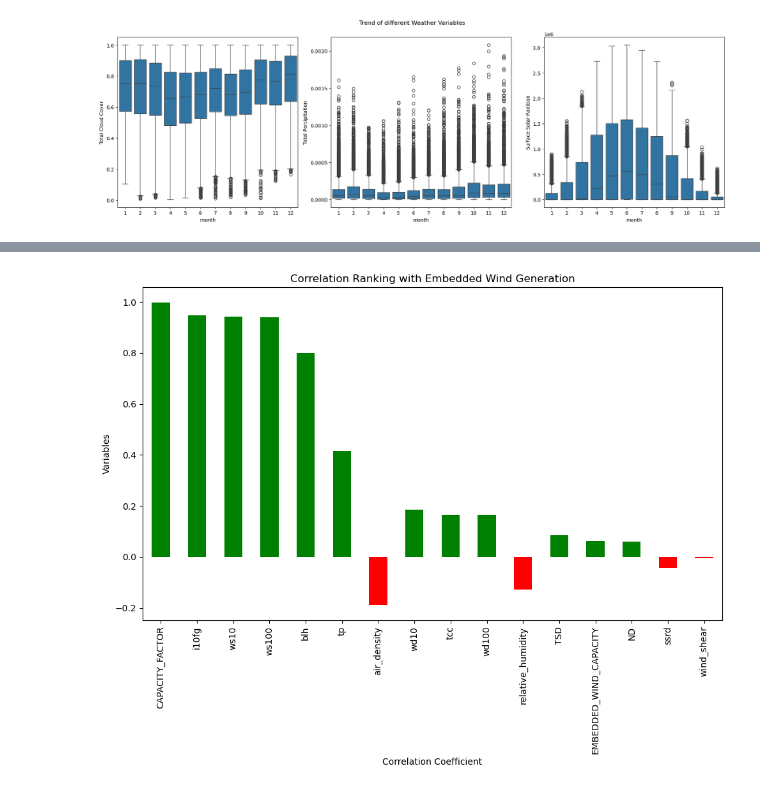
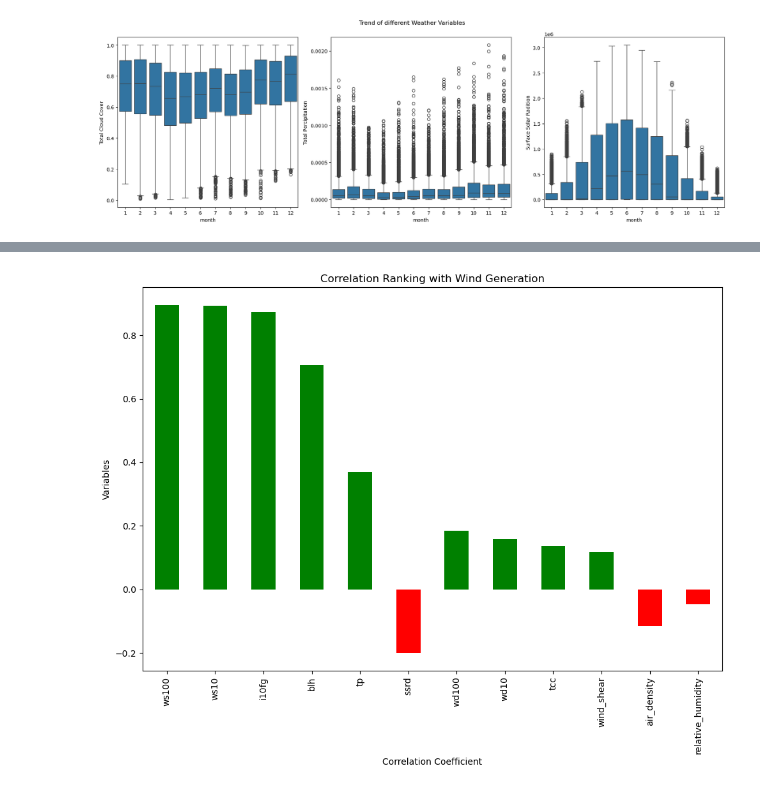
Before and after one commit to zniii/wind_power_vws_uk, a Jupyter notebook: notebooks/07_exploratory_data_analysis.ipynb, the cells around one changed output, grey strips where cells are left out. Saved outputs shown, nothing was run; the diff lists cells and outputs as text; code cells hidden in the pictures.

```diff
--- a/notebooks/07_exploratory_data_analysis.ipynb
+++ b/notebooks/07_exploratory_data_analysis.ipynb
@@ -714,25 +662,25 @@ plt.show()
 # %%
 #correlation with target variable
 
 corr_ranking = (
-    corr_matrix["EMBEDDED_WIND_GENERATION"]
-    .drop("EMBEDDED_WIND_GENERATION")
+    corr_matrix["WIND"]
+    .drop("WIND")
     .sort_values(key=abs, ascending=False)
 )
 
 plt.figure(figsize=(10,8))
 
 corr_ranking.plot(
     kind="bar",
     color=["green" if x>0 else "red" for x in corr_ranking]
 )
 
 plt.xlabel("Correlation Coefficient")
 plt.ylabel("Variables")
-plt.title("Correlation Ranking with Embedded Wind Generation")
+plt.title("Correlation Ranking with Wind Generation")
 
 plt.tight_layout()
 plt.show()
 # %% [output]
-[figure, old version]
+[figure, new version]
 # %%
```
Also changed, not shown: parts of 37 cells of this notebook, 5 other files.
